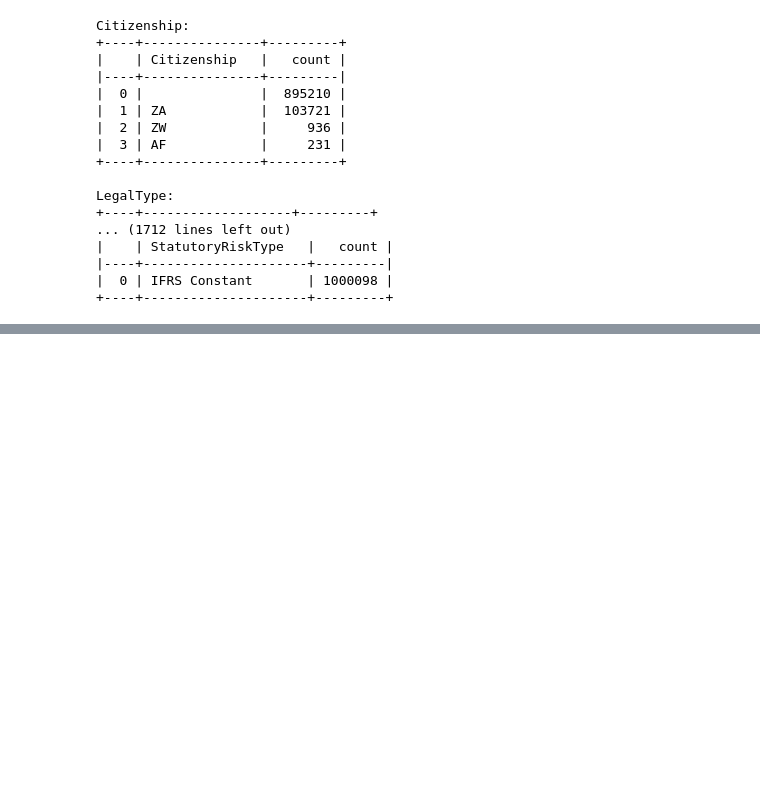
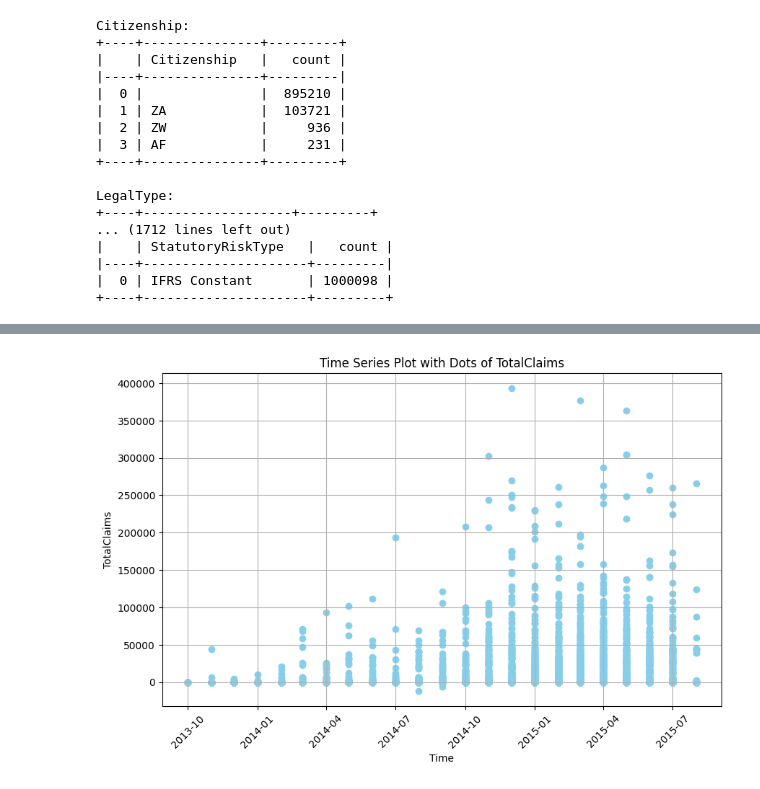
Before and after one commit to abrahamshimelis/AlphaCare-Insurance-Solutions, a Jupyter notebook: notebooks/descriptive-data-analysis.ipynb, the cells around one changed output, grey strips where cells are left out. Saved outputs shown, nothing was run; the diff lists cells and outputs as text; code cells hidden in the pictures; blank space fills up the shorter version.

```diff
--- a/notebooks/descriptive-data-analysis.ipynb
+++ b/notebooks/descriptive-data-analysis.ipynb
@@ -204,0 +236,4 @@ plot_categorical_bar_charts(df_payment_claim)
+# %%
+plot_time_series_dots(df, 'TransactionMonth', 'TotalClaims')
+# %% [output]
+[figure, added]
```
Also changed, not shown: parts of 21 cells of this notebook, 2 other files.
